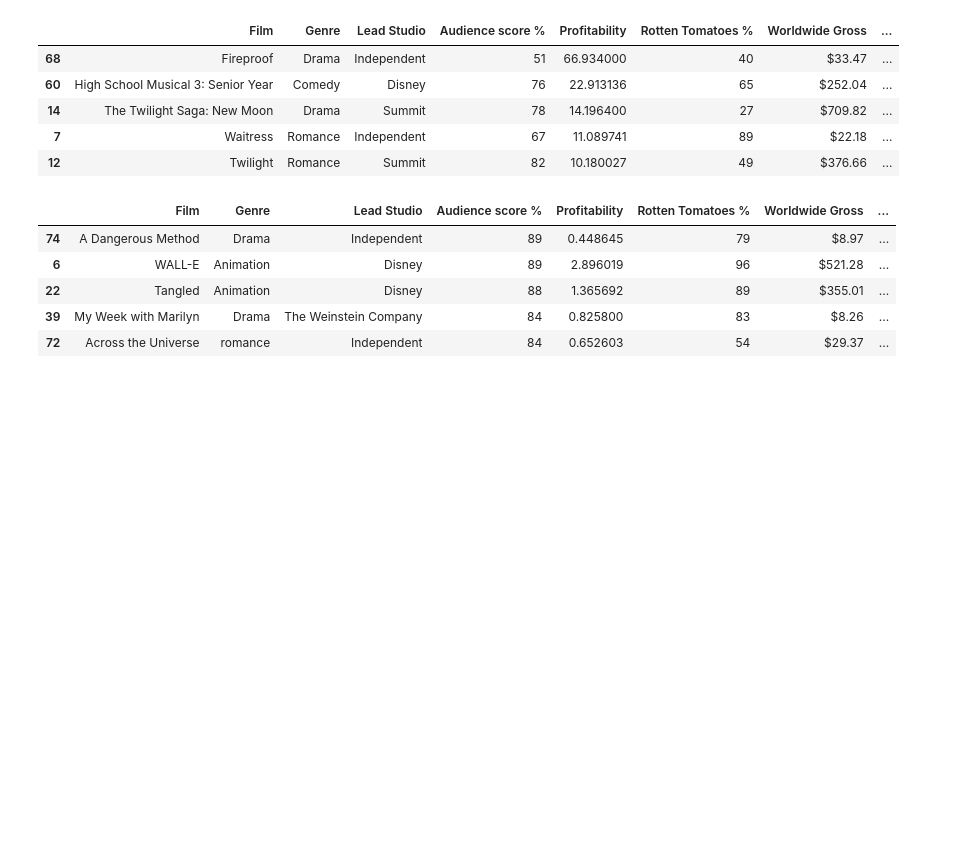
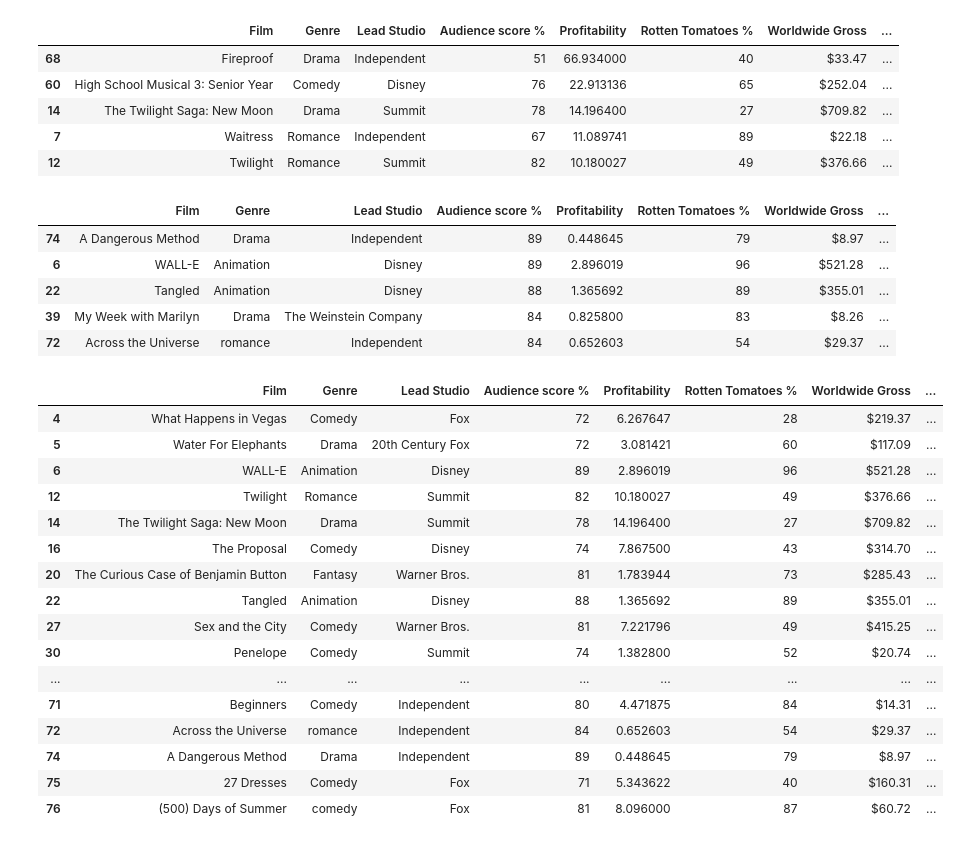
Before and after one commit to Anitagg1/Phyton-Workshop, a Jupyter notebook: week2.ipynb, the cells around one changed output. Drawn from its saved outputs; the diff is of its cells as text; code cells hidden in the pictures; blank space fills up the shorter version.

```diff
--- a/week2.ipynb
+++ b/week2.ipynb
@@ -151,3 +151,27 @@ movies.sort_values(by = 'Audience score %', ascending = False ).head(5)
 | 22 | Tangled | Animation | Disney | 88 | 1.365692 | 89 | $355.01 | ... |
 | 39 | My Week with Marilyn | Drama | The Weinstein Company | 84 | 0.825800 | 83 | $8.26 | ... |
 | 72 | Across the Universe | romance | Independent | 84 | 0.652603 | 54 | $29.37 | ... |
+# %%
+import pandas as pd
+
+movies = pd.read_csv ('https://gist.githubusercontent.com/tiangechen/b68782efa49a16edaf07dc2cdaa855ea/raw/0c794a9717f18b094eabab2cd6a6b9a226903577/movies.csv')
+
+movies[movies['Audience score %'] > 70 ]
+# %% [output]
+|  | Film | Genre | Lead Studio | Audience score % | Profitability | Rotten Tomatoes % | Worldwide Gross | ... |
+| 4 | What Happens in Vegas | Comedy | Fox | 72 | 6.267647 | 28 | $219.37 | ... |
+| 5 | Water For Elephants | Drama | 20th Century Fox | 72 | 3.081421 | 60 | $117.09 | ... |
+| 6 | WALL-E | Animation | Disney | 89 | 2.896019 | 96 | $521.28 | ... |
+| 12 | Twilight | Romance | Summit | 82 | 10.180027 | 49 | $376.66 | ... |
+| 14 | The Twilight Saga: New Moon | Drama | Summit | 78 | 14.196400 | 27 | $709.82 | ... |
+| 16 | The Proposal | Comedy | Disney | 74 | 7.867500 | 43 | $314.70 | ... |
+| 20 | The Curious Case of Benjamin Button | Fantasy | Warner Bros. | 81 | 1.783944 | 73 | $285.43 | ... |
+| 22 | Tangled | Animation | Disney | 88 | 1.365692 | 89 | $355.01 | ... |
+| 27 | Sex and the City | Comedy | Warner Bros. | 81 | 7.221796 | 49 | $415.25 | ... |
+| 30 | Penelope | Comedy | Summit | 74 | 1.382800 | 52 | $20.74 | ... |
+| ... | ... | ... | ... | ... | ... | ... | ... | ... |
+| 71 | Beginners | Comedy | Independent | 80 | 4.471875 | 84 | $14.31 | ... |
+| 72 | Across the Universe | romance | Independent | 84 | 0.652603 | 54 | $29.37 | ... |
+| 74 | A Dangerous Method | Drama | Independent | 89 | 0.448645 | 79 | $8.97 | ... |
+| 75 | 27 Dresses | Comedy | Fox | 71 | 5.343622 | 40 | $160.31 | ... |
+| 76 | (500) Days of Summer | comedy | Fox | 81 | 8.096000 | 87 | $60.72 | ... |
```
Also changed, not shown: parts of 11 cells of this notebook.
